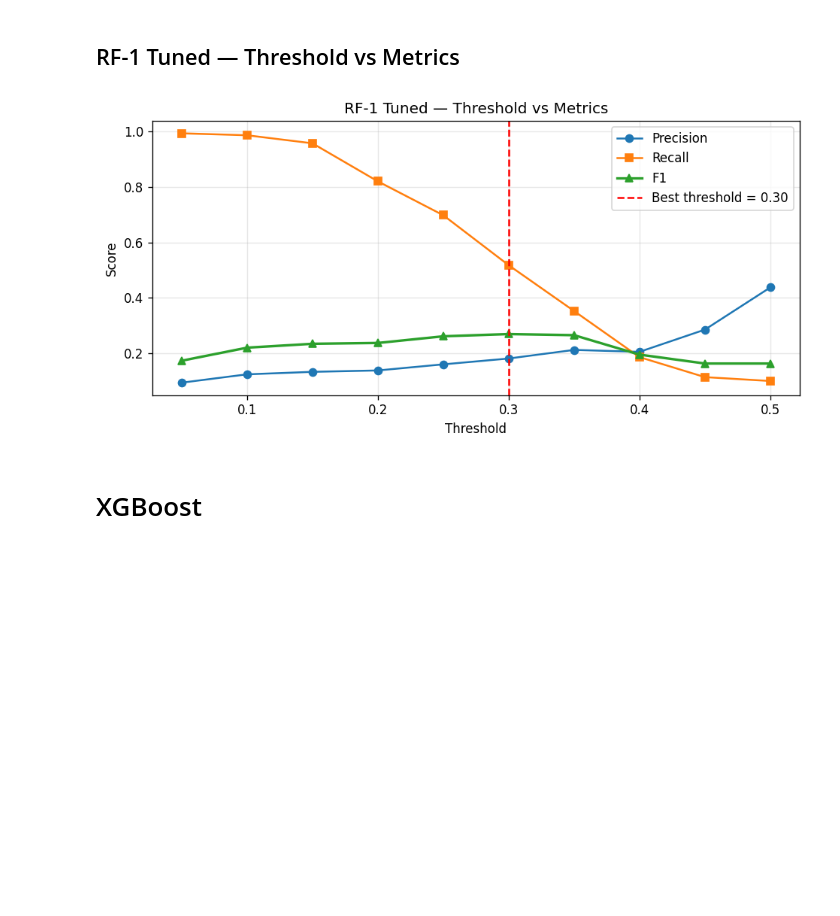
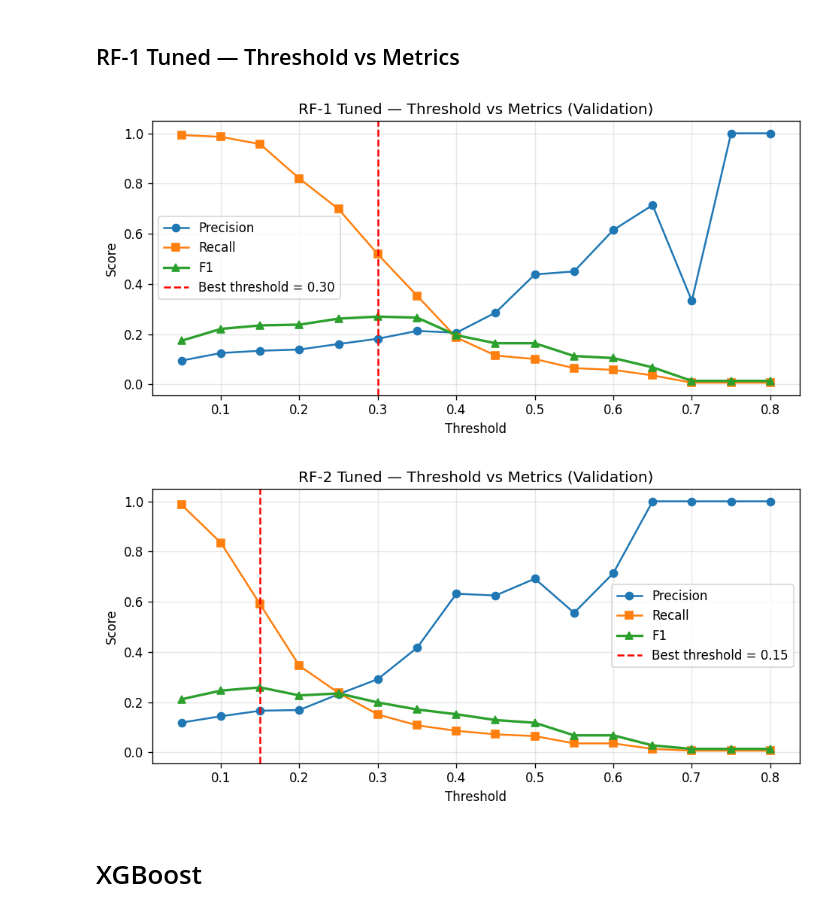
Before and after one commit to 1manvi/ML-Credit-Card-Fraud-2026, a Jupyter notebook: data_preprocessing_feature_engineering+XGBoost_not_finished.ipynb, the cells around one changed output. Saved outputs shown, nothing was run; the diff lists cells and outputs as text; code cells hidden in the pictures; blank space fills up the shorter version.

```diff
--- a/data_preprocessing_feature_engineering+XGBoost_not_finished.ipynb
+++ b/data_preprocessing_feature_engineering+XGBoost_not_finished.ipynb
@@ -876,50 +869,40 @@ Best threshold: 0.30
 ## RF-1 Tuned — Threshold vs Metrics
 # %%
 fig, ax = plt.subplots(figsize=(8, 4))
+(ax.plot
+ (rf1_thresh_df["threshold"],
+  rf1_thresh_df["precision"],
+  marker="o",
+  label="Precision"))
 
 ax.plot(
-    rf_thresh_df["threshold"],
-    rf_thresh_df["precision"],
-    marker="o",
-    label="Precision"
-)
-
-ax.plot(
-    rf_thresh_df["threshold"],
-    rf_thresh_df["recall"],
-    marker="s",
-    label="Recall"
-)
-
-ax.plot(
-    rf_thresh_df["threshold"],
-    rf_thresh_df["f1"],
-    marker="^",
-    linewidth=2,
-    label="F1"
-)
-
-ax.axvline(
-    best_rf_threshold,
-    color="red",
-    linestyle="--",
-    label=f"Best threshold = {best_rf_threshold:.2f}"
-)
-
-ax.set_title(
-    "RF-1 Tuned — Threshold vs Metrics"
-)
-
+    rf1_thresh_df["threshold"],
+    rf1_thresh_df["recall"], marker="s", label="Recall")
+ax.plot(rf1_thresh_df["threshold"], rf1_thresh_df["f1"],        marker="^", linewidth=2, label="F1")
+ax.axvline(best_t_rf1, color="red", linestyle="--", label=f"Best threshold = {best_t_rf1:.2f}")
+ax.set_title("RF-1 Tuned — Threshold vs Metrics (Validation)")
 ax.set_xlabel("Threshold")
 ax.set_ylabel("Score")
-
 ax.grid(alpha=0.3)
 ax.legend()
-
 plt.tight_layout()
 plt.show()
+
+fig, ax = plt.subplots(figsize=(8, 4))
+ax.plot(rf2_thresh_df["threshold"], rf2_thresh_df["precision"], marker="o", label="Precision")
+ax.plot(rf2_thresh_df["threshold"], rf2_thresh_df["recall"],    marker="s", label="Recall")
+ax.plot(rf2_thresh_df["threshold"], rf2_thresh_df["f1"],        marker="^", linewidth=2, label="F1")
+ax.axvline(best_t_rf2, color="red", linestyle="--", label=f"Best threshold = {best_t_rf2:.2f}")
+ax.set_title("RF-2 Tuned — Threshold vs Metrics (Validation)")
+ax.set_xlabel("Threshold")
+ax.set_ylabel("Score")
+ax.grid(alpha=0.3)
+ax.legend()
+plt.tight_layout()
+plt.show()
 # %% [output]
-[figure, old version]
+[figure, new version]
+[figure, added]
 # %% [markdown]
 # XGBoost
 # %%
```
Also changed, not shown: parts of 6 cells of this notebook.
